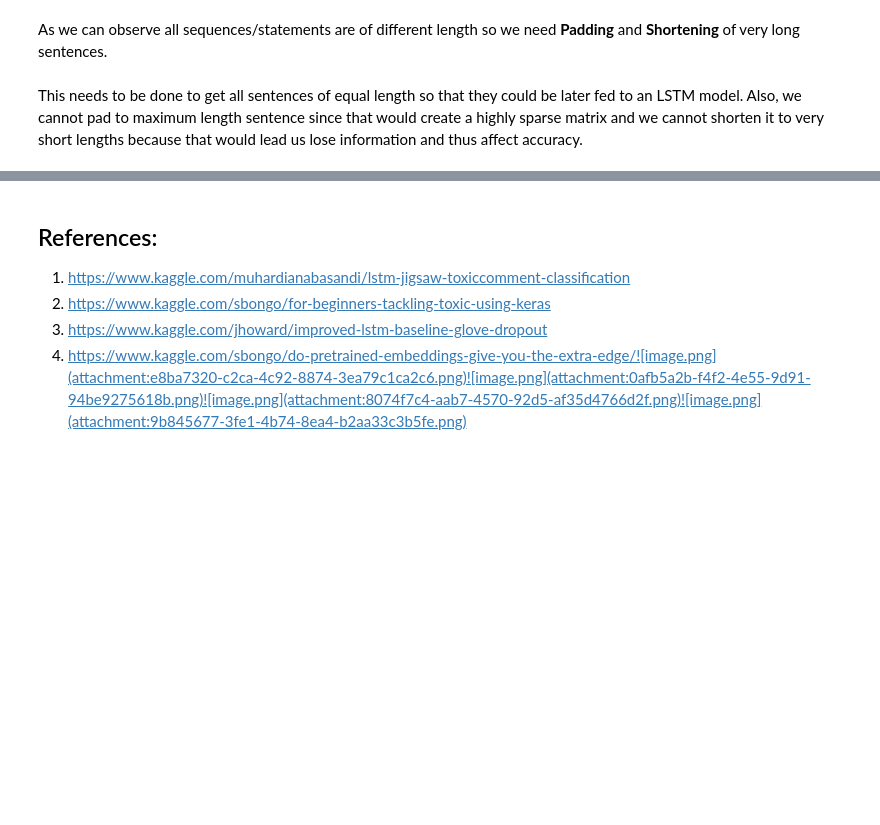
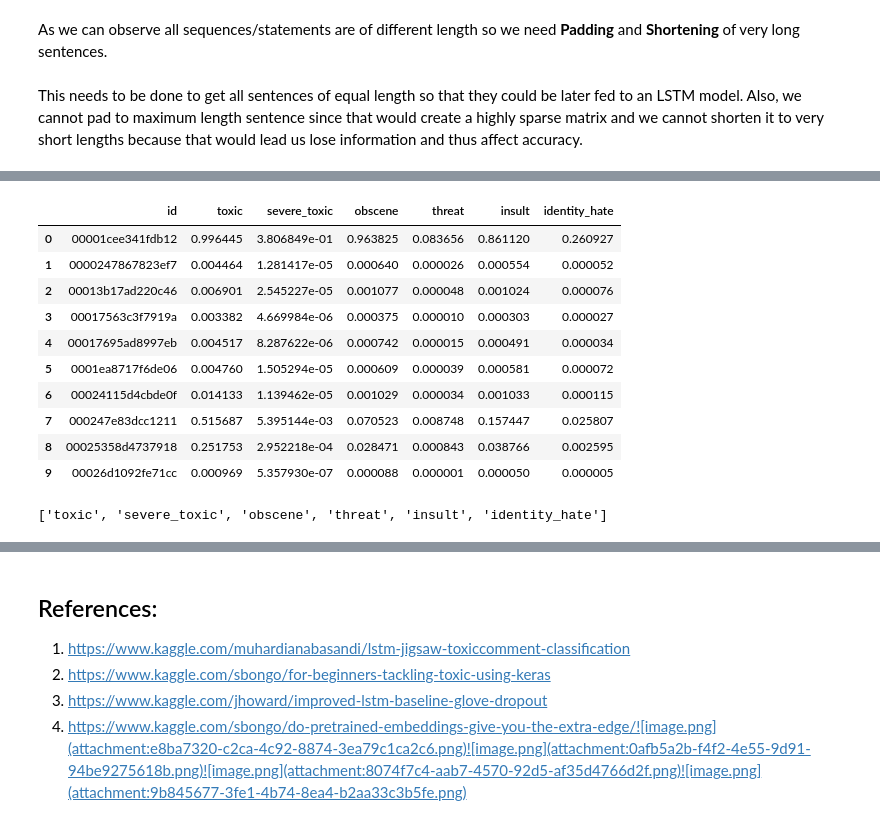
Before and after one commit to PrakritiAilavadi/Kaggle, a Jupyter notebook: Toxic Comments Classification using NLP/using-keras-lstm.ipynb, the cells around one changed output, grey strips where cells are left out. Drawn from its saved outputs; the diff is of its cells as text; code cells hidden in the pictures; blank space fills up the shorter version.

Commit message:
Addin lstm baseline model

```diff
--- a/Toxic Comments Classification using NLP/using-keras-lstm.ipynb
+++ b/Toxic Comments Classification using NLP/using-keras-lstm.ipynb
@@ -383,0 +449,10 @@ Next up: Building LSTM model
+# %%
+# Running the model with 10% validation set
+
+# 32 sentences/comments will be passed in each batch
+batch_size = 32
+
+# 2 iterations
+epochs = 2
+
+model.fit(X_train, all_train_classes_values, batch_size = batch_size, epochs = epochs, validation_split = 0.1)
@@ -383,0 +467,3 @@ Next up: Building LSTM model
+# %%
+y_pred = model.predict(X_test)
+y_pred
@@ -383,0 +484,19 @@ Next up: Building LSTM model
+# %%
+sample_submission[list_classes] = y_pred
+sample_submission.head(10)
+# %% [output]
+|  | id | toxic | severe_toxic | obscene | threat | insult | identity_hate |
+| 0 | 00001cee341fdb12 | 0.996445 | 3.806849e-01 | 0.963825 | 0.083656 | 0.861120 | 0.260927 |
+| 1 | 0000247867823ef7 | 0.004464 | 1.281417e-05 | 0.000640 | 0.000026 | 0.000554 | 0.000052 |
+| 2 | 00013b17ad220c46 | 0.006901 | 2.545227e-05 | 0.001077 | 0.000048 | 0.001024 | 0.000076 |
+| 3 | 00017563c3f7919a | 0.003382 | 4.669984e-06 | 0.000375 | 0.000010 | 0.000303 | 0.000027 |
+| 4 | 00017695ad8997eb | 0.004517 | 8.287622e-06 | 0.000742 | 0.000015 | 0.000491 | 0.000034 |
+| 5 | 0001ea8717f6de06 | 0.004760 | 1.505294e-05 | 0.000609 | 0.000039 | 0.000581 | 0.000072 |
+| 6 | 00024115d4cbde0f | 0.014133 | 1.139462e-05 | 0.001029 | 0.000034 | 0.001033 | 0.000115 |
+| 7 | 000247e83dcc1211 | 0.515687 | 5.395144e-03 | 0.070523 | 0.008748 | 0.157447 | 0.025807 |
+| 8 | 00025358d4737918 | 0.251753 | 2.952218e-04 | 0.028471 | 0.000843 | 0.038766 | 0.002595 |
+| 9 | 00026d1092fe71cc | 0.000969 | 5.357930e-07 | 0.000088 | 0.000001 | 0.000050 | 0.000005 |
+# %%
+list_classes
+# %% [output]
+['toxic', 'severe_toxic', 'obscene', 'threat', 'insult', 'identity_hate']
```
Also changed, not shown: parts of 21 cells of this notebook.
